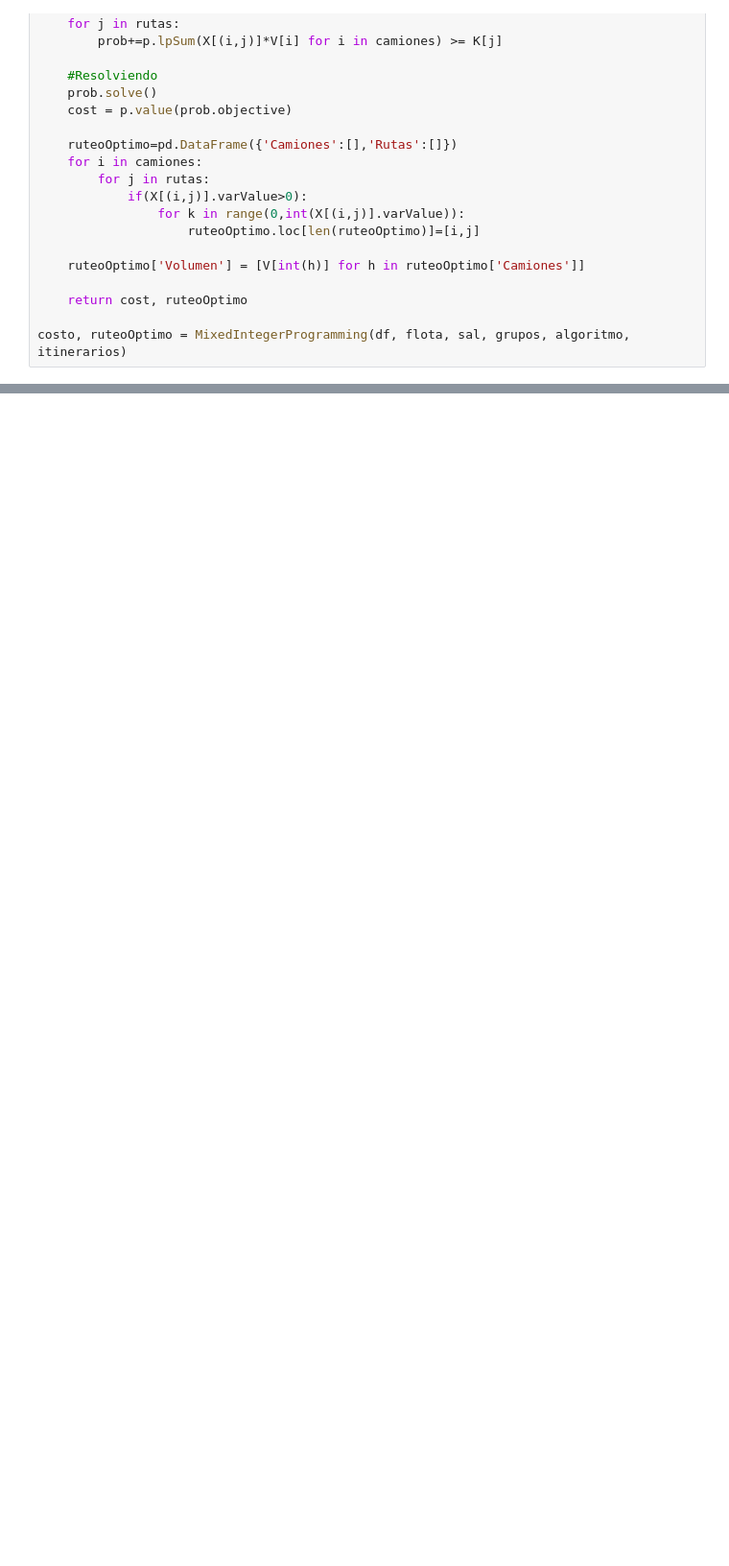
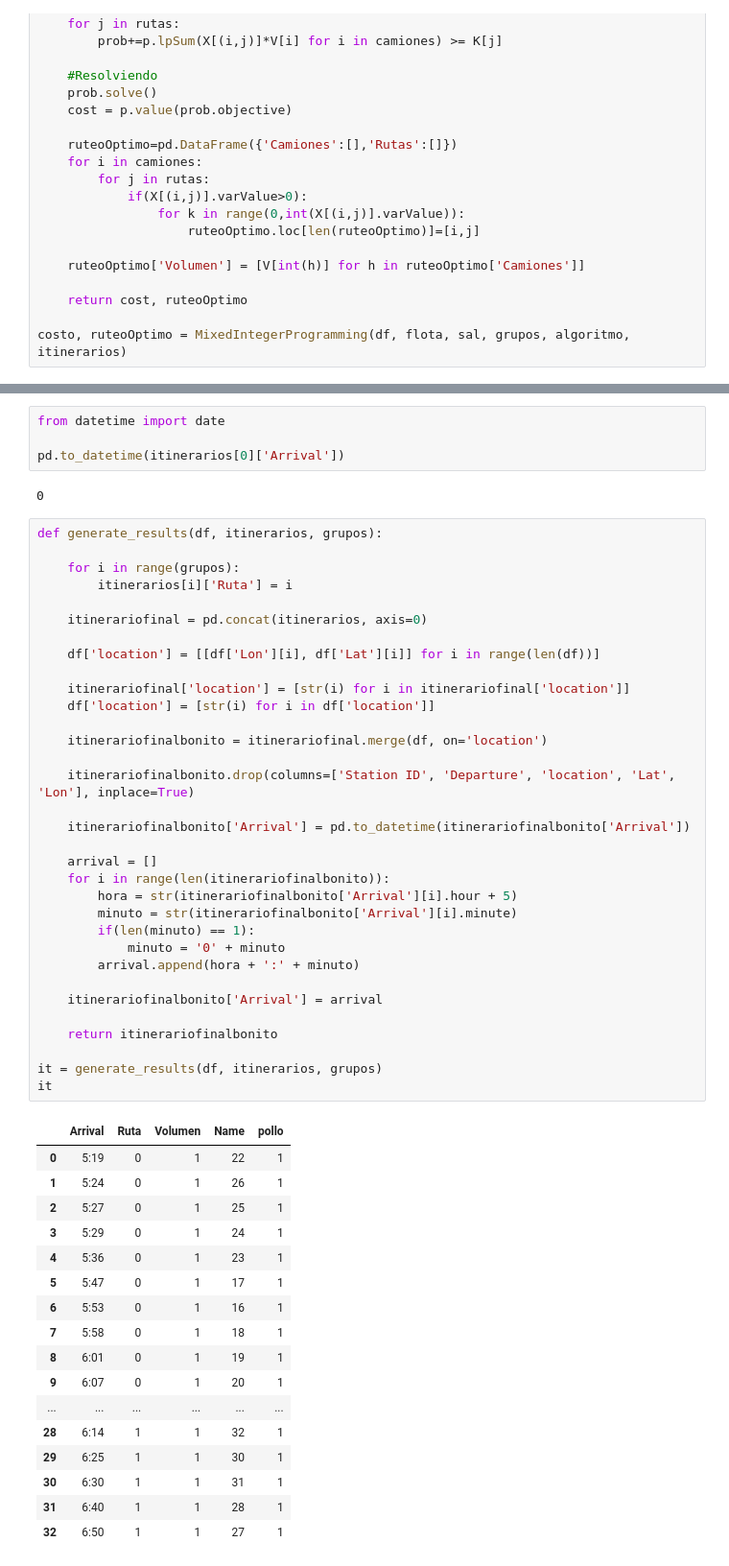
Before and after one commit to LaloHGz/CarpoolingRouteOptimizer, a Jupyter notebook: pruebasPL.ipynb, the cells around one changed output, grey strips where cells are left out. Shown at 96% size. Drawn from its saved outputs; the diff is of its cells as text; blank space fills up the shorter version.

```diff
--- a/pruebasPL.ipynb
+++ b/pruebasPL.ipynb
@@ -393,0 +443,57 @@ flota
+# %%
+from datetime import date
+
+pd.to_datetime(itinerarios[0]['Arrival'])
+# %% [output]
+0
+# %%
+def generate_results(df, itinerarios, grupos):
+
+    for i in range(grupos):
+        itinerarios[i]['Ruta'] = i
+
+    itinerariofinal = pd.concat(itinerarios, axis=0)
+
+    df['location'] = [[df['Lon'][i], df['Lat'][i]] for i in range(len(df))]
+
+    itinerariofinal['location'] = [str(i) for i in itinerariofinal['location']]
+    df['location'] = [str(i) for i in df['location']]
+
+    itinerariofinalbonito = itinerariofinal.merge(df, on='location')
+
+    itinerariofinalbonito.drop(columns=['Station ID', 'Departure', 'location', 'Lat', 'Lon'], inplace=True)
+
+    itinerariofinalbonito['Arrival'] = pd.to_datetime(itinerariofinalbonito['Arrival'])
+
+    arrival = []
+    for i in range(len(itinerariofinalbonito)):
+        hora = str(itinerariofinalbonito['Arrival'][i].hour + 5)
+        minuto = str(itinerariofinalbonito['Arrival'][i].minute)
+        if(len(minuto) == 1):
+            minuto = '0' + minuto
+        arrival.append(hora + ':' + minuto)
+
+    itinerariofinalbonito['Arrival'] = arrival
+
+    return itinerariofinalbonito
+
+it = generate_results(df, itinerarios, grupos)
+it
+# %% [output]
+|  | Arrival | Ruta | Volumen | Name | pollo |
+| 0 | 5:19 | 0 | 1 | 22 | 1 |
+| 1 | 5:24 | 0 | 1 | 26 | 1 |
+| 2 | 5:27 | 0 | 1 | 25 | 1 |
+| 3 | 5:29 | 0 | 1 | 24 | 1 |
+| 4 | 5:36 | 0 | 1 | 23 | 1 |
+| 5 | 5:47 | 0 | 1 | 17 | 1 |
+| 6 | 5:53 | 0 | 1 | 16 | 1 |
+| 7 | 5:58 | 0 | 1 | 18 | 1 |
+| 8 | 6:01 | 0 | 1 | 19 | 1 |
+| 9 | 6:07 | 0 | 1 | 20 | 1 |
+| ... | ... | ... | ... | ... | ... |
+| 28 | 6:14 | 1 | 1 | 32 | 1 |
+| 29 | 6:25 | 1 | 1 | 30 | 1 |
+| 30 | 6:30 | 1 | 1 | 31 | 1 |
+| 31 | 6:40 | 1 | 1 | 28 | 1 |
+| 32 | 6:50 | 1 | 1 | 27 | 1 |
```
Also changed, not shown: parts of 9 cells of this notebook, 5 other files.
